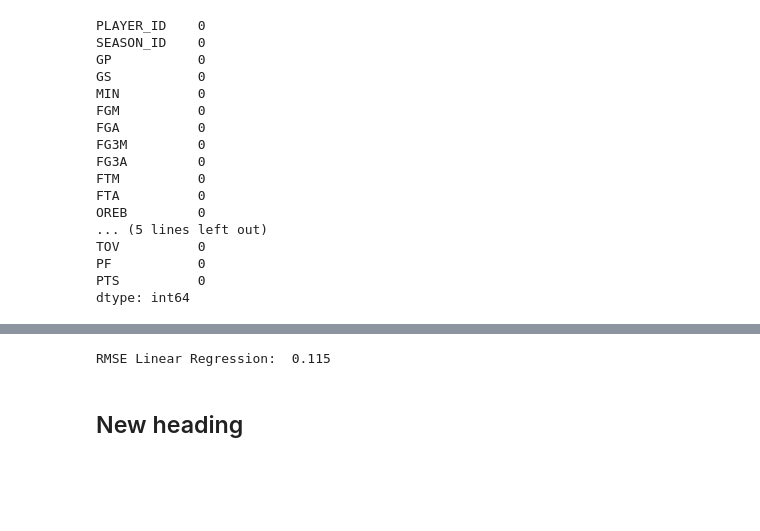
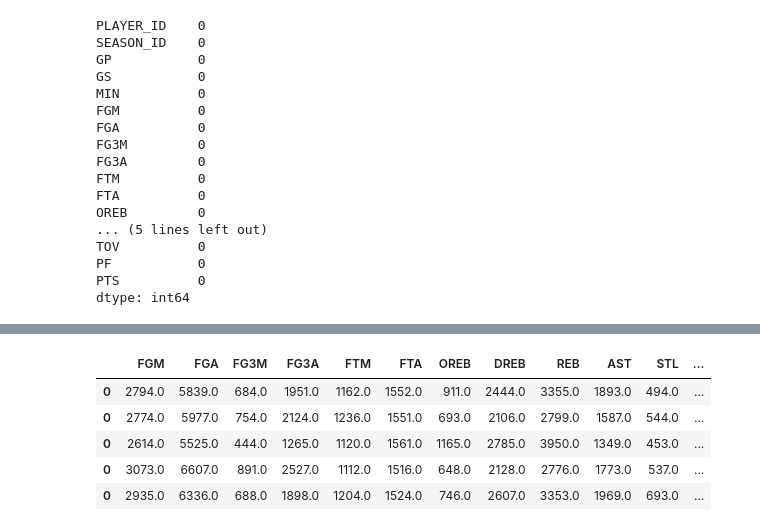
Before and after one commit to LarsShaq/Coursera_Capstone, a Jupyter notebook: NBA.ipynb, the cells around one changed output, grey strips where cells are left out. Drawn from its saved outputs; the diff is of its cells as text; code cells hidden in the pictures; blank space fills up the shorter version.

```diff
--- a/NBA.ipynb
+++ b/NBA.ipynb
@@ -148,8 +148,8 @@ dtype: int64
 5 rows × 32 columns
 # %%
 # Exlude the 2019/2020 season because thats what really interests us.
-season_2019_df = before_season_df[before_season_df["YEAR"]=="2019-20"]
-before_season_df = before_season_df[before_season_df["YEAR"]!="2019-20"]
+season_2019_df = before_season_df[before_season_df["YEAR"]=="2019-20"].copy()
+before_season_df = before_season_df[before_season_df["YEAR"]!="2019-20"].copy()
 # %% [markdown]
 ## Data Exploration
 # %%
@@ -376,32 +469,29 @@ new_df.columns
 # %%
 # Get for each year and team the summed stats of the previous year performance of the players
 features = ['FGM', 'FGA', 'FG3M',
        'FG3A', 'FTM', 'FTA', 'OREB', 'DREB', 'REB', 'AST', 'STL', 'BLK', 'TOV',
        'PF', 'PTS']
-for index, row in before_season_df.iterrows():
+stats = []
+for index, row in season_2019_df.iterrows():
     season = row["YEAR"]
     prev_season = row["PREV_YEAR"]
     team_id = row["TEAM_ID"]
+    time.sleep(1)
     players = commonteamroster.CommonTeamRoster(team_id=team_id, season=season).get_data_frames()[0]["PLAYER_ID"]
+    time.sleep(1)
+    prev_players = commonteamroster.CommonTeamRoster(team_id=team_id, season=prev_season).get_data_frames()[0]["PLAYER_ID"]
+
     summed_stats = pd.DataFrame(new_df[(new_df["PLAYER_ID"].isin(players)) & (new_df["SEASON_ID"]==prev_season)][features].sum(axis=0)).transpose()
-    before_season_df.loc[(before_season_df["YEAR"]==season)&(before_season_df["TEAM_ID"]==team_id), features] = summed_stats.copy()
+    summed_stats["YEAR"] = season
+    summed_stats["TEAM_ID"] = team_id
+    stats.append(summed_stats)
 
-before_season_df.head()
+summed_stats_new = pd.concat(stats, axis=0)
+summed_stats_new.head()
+# %% [output]
+|  | FGM | FGA | FG3M | FG3A | FTM | FTA | OREB | DREB | REB | AST | STL | ... |
+| 0 | 2794.0 | 5839.0 | 684.0 | 1951.0 | 1162.0 | 1552.0 | 911.0 | 2444.0 | 3355.0 | 1893.0 | 494.0 | ... |
+| 0 | 2774.0 | 5977.0 | 754.0 | 2124.0 | 1236.0 | 1551.0 | 693.0 | 2106.0 | 2799.0 | 1587.0 | 544.0 | ... |
+| 0 | 2614.0 | 5525.0 | 444.0 | 1265.0 | 1120.0 | 1561.0 | 1165.0 | 2785.0 | 3950.0 | 1349.0 | 453.0 | ... |
+| 0 | 3073.0 | 6607.0 | 891.0 | 2527.0 | 1112.0 | 1516.0 | 648.0 | 2128.0 | 2776.0 | 1773.0 | 537.0 | ... |
+| 0 | 2935.0 | 6336.0 | 688.0 | 1898.0 | 1204.0 | 1524.0 | 746.0 | 2607.0 | 3353.0 | 1969.0 | 693.0 | ... |
-# %%
-features = ['GP','PO_GAMES', 'NBA_FINALS_APPEARANCE', "WON",'FGM', 'FGA', 'FG3M',
-       'FG3A', 'FTM', 'FTA', 'OREB', 'DREB', 'REB', 'AST', 'STL', 'BLK', 'TOV',
-       'PF', 'PTS', "PREV_WIN_PCT"]
-X = before_season_df[features]
-Y = before_season_df["WIN_PCT"]
-
-def cv(model):
-    return np.sqrt(-cross_val_score(model, X, Y, scoring="neg_mean_squared_error", cv=5))
-
-# Simple Linear Regression
-#lr = make_pipeline(RobustScaler(), LinearRegression())
-lr = make_pipeline(RobustScaler(), Ridge(10))
-scores = np.sqrt(-cross_val_score(lr, X, Y, scoring="neg_mean_squared_error", cv=5))
-lr.fit(X,Y)
-print("RMSE Linear Regression: ", round(scores.mean(),3))
-# %% [output]
-RMSE Linear Regression:  0.115
@@ -414,2 +497,0 @@ player_stats[0]
-# %% [markdown]
-## New heading
```
Also changed, not shown: parts of 16 cells of this notebook.
